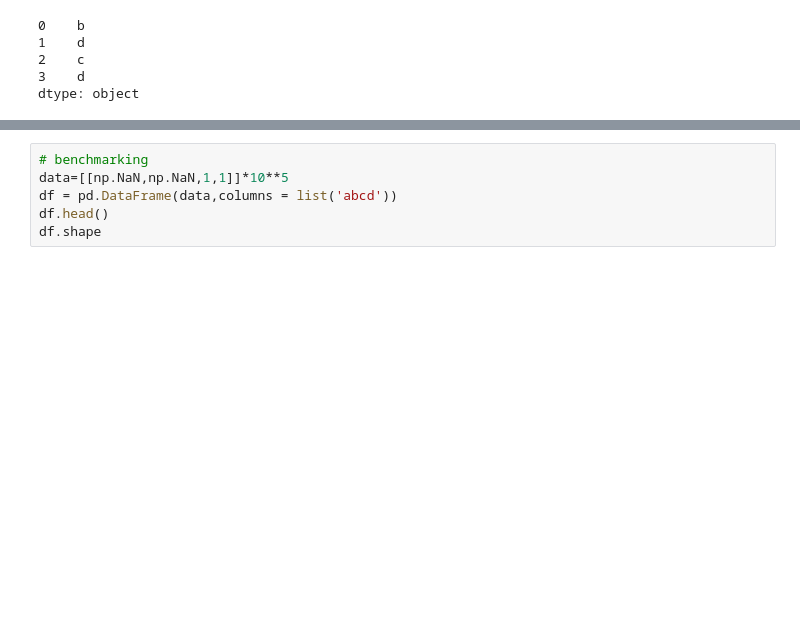
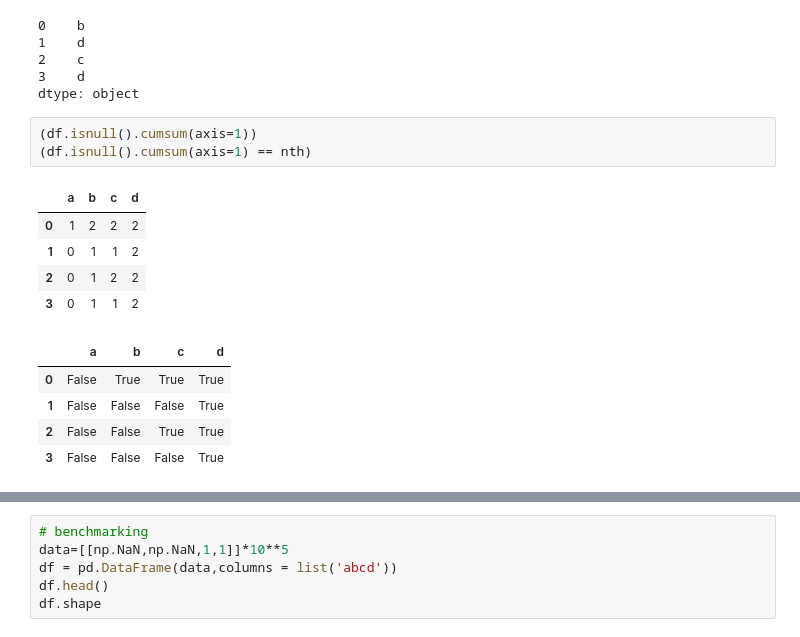
Before and after one commit to anhquan0412/pandas_practice, a Jupyter notebook: 100-pandas-puzzles.ipynb, the cells around one changed output, grey strips where cells are left out. Drawn from its saved outputs; the diff is of its cells as text; blank space fills up the shorter version.

```diff
--- a/100-pandas-puzzles.ipynb
+++ b/100-pandas-puzzles.ipynb
@@ -564,6 +616,20 @@ df.apply(col_nth_nan,axis=1)
 2    c
 3    d
 dtype: object
+# %%
+(df.isnull().cumsum(axis=1))
+(df.isnull().cumsum(axis=1) == nth)
+# %% [output]
+|  | a | b | c | d |
+| 0 | 1 | 2 | 2 | 2 |
+| 1 | 0 | 1 | 1 | 2 |
+| 2 | 0 | 1 | 2 | 2 |
+| 3 | 0 | 1 | 1 | 2 |
+|  | a | b | c | d |
+| 0 | False | True | True | True |
+| 1 | False | False | False | True |
+| 2 | False | False | True | True |
+| 3 | False | False | False | True |
 # %%
 (df.isnull().cumsum(axis=1) == nth).idxmax(axis=1) # for multiple max values, pandas pick the first one
 # %% [output]
```
Also changed, not shown: parts of 47 cells of this notebook.
